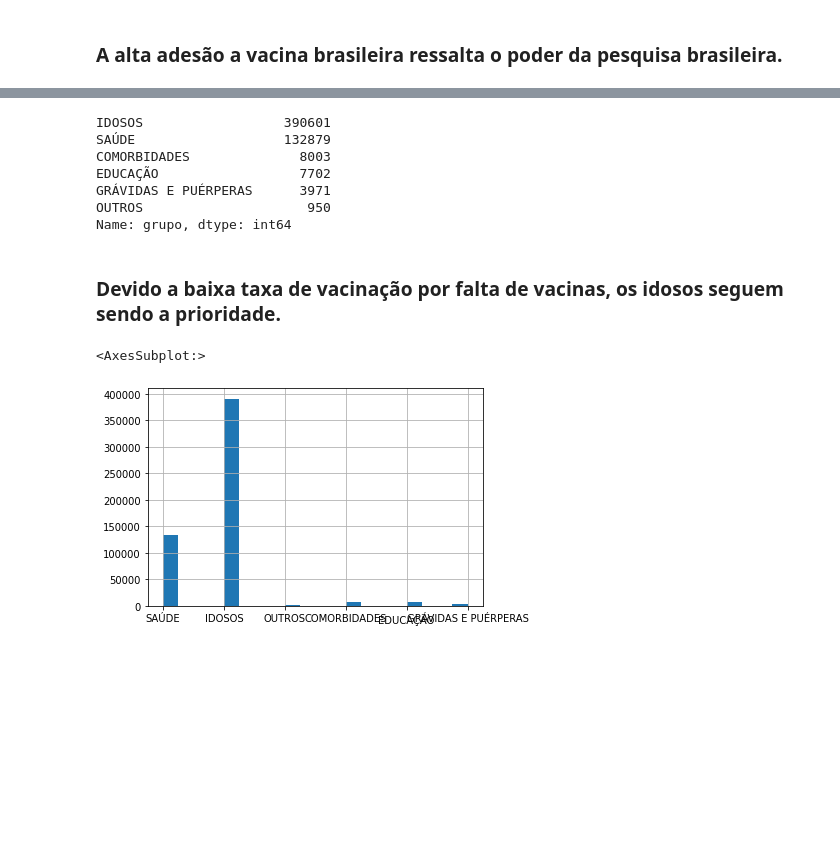
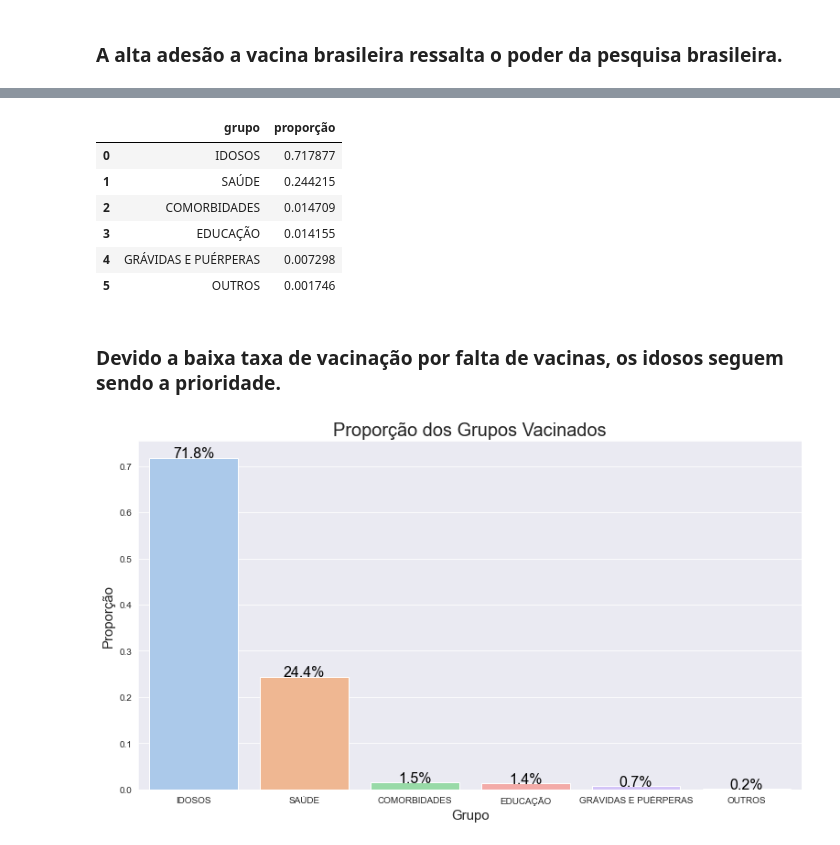
Before and after one commit to yvesemmanuel/analise_dados, a Jupyter notebook: Análise de Dados da Vacinação no Recife.ipynb, the cells around one changed output, grey strips where cells are left out. Cells and saved outputs as stored; diff of their text form; code cells hidden in the pictures; blank space fills up the shorter version.

```diff
--- a/Análise de Dados da Vacinação no Recife.ipynb
+++ b/Análise de Dados da Vacinação no Recife.ipynb
@@ -101,0 +100,5 @@ Name: dose, dtype: int64
+# %%
+# Criando um dataframe com a proporção da classe dose
+doses_proportion = data['dose'].value_counts(normalize= True).reset_index()
+doses_proportion.columns = ['dose', 'proporção']
+doses_proportion
@@ -109,3 +137,6 @@ data['dose'].hist()
 # %%
-data['vacina'].value_counts()
+# Criando um dataframe com a proporção da classe vacina
+vaccines_proportion = data['vacina'].value_counts(normalize= True).reset_index()
+vaccines_proportion.columns = ['vacina', 'proporção']
+vaccines_proportion
 # %% [output]
@@ -116,5 +147,18 @@ Name: vacina, dtype: int64
 # %% [markdown]
 ### A alta adesão a vacina brasileira ressalta o poder da pesquisa brasileira.
 # %%
-data['vacina'].hist()
+fig, ax = plt.subplots(figsize=(13, 7))
+sns.set_style('darkgrid')
+sns.set_palette(sns.color_palette('pastel', 3))
+
+sns.barplot(x= 'vacina', y= 'proporção', data= vaccines_proportion, ax= ax)
+
+plt.title('Proporção do Número de Vacinas Aplicadas', fontsize= 20)
+plt.xlabel('Vacina', fontsize= 15)
+plt.ylabel('Proporção', fontsize= 15)
+
+for index, row in vaccines_proportion.iterrows():
+    ax.text(index, row['proporção'], "{:.1%}".format(row['proporção']), color= 'black', ha= "center", fontsize= 16)
+
+plt.show()
 # %% [output]
@@ -123,17 +166,32 @@ data['vacina'].hist()
 # %%
-data['grupo'].value_counts()
+# Criando um dataframe com a proporção da classe grupo
+groups_proportion = data['grupo'].value_counts(normalize= True).reset_index()
+groups_proportion.columns = ['grupo', 'proporção']
+groups_proportion
 # %% [output]
-IDOSOS                  390601
-SAÚDE                   132879
-COMORBIDADES              8003
-EDUCAÇÃO                  7702
-GRÁVIDAS E PUÉRPERAS      3971
-OUTROS                     950
-Name: grupo, dtype: int64
+|  | grupo | proporção |
+| 0 | IDOSOS | 0.717877 |
+| 1 | SAÚDE | 0.244215 |
+| 2 | COMORBIDADES | 0.014709 |
+| 3 | EDUCAÇÃO | 0.014155 |
+| 4 | GRÁVIDAS E PUÉRPERAS | 0.007298 |
+| 5 | OUTROS | 0.001746 |
 # %% [markdown]
 ### Devido a baixa taxa de vacinação por falta de vacinas, os idosos seguem sendo a prioridade.
 # %%
-data['grupo'].hist(bins= 20)
+fig, ax = plt.subplots(figsize=(13, 7))
+sns.set_style('darkgrid')
+sns.set_palette(sns.color_palette('pastel', 6))
+
+sns.barplot(x= 'grupo', y= 'proporção', data= groups_proportion, ax= ax)
+
+plt.title('Proporção dos Grupos Vacinados', fontsize= 20)
+plt.xlabel('Grupo', fontsize= 15)
+plt.ylabel('Proporção', fontsize= 15)
+
+for index, row in groups_proportion.iterrows():
+    ax.text(index, row['proporção'], "{:.1%}".format(row['proporção']), color= 'black', ha= "center", fontsize= 16)
+
+plt.show()
 # %% [output]
-<AxesSubplot:>
-[figure, old version]
+[figure, new version]
```
Also changed, not shown: parts of 7 cells of this notebook.
